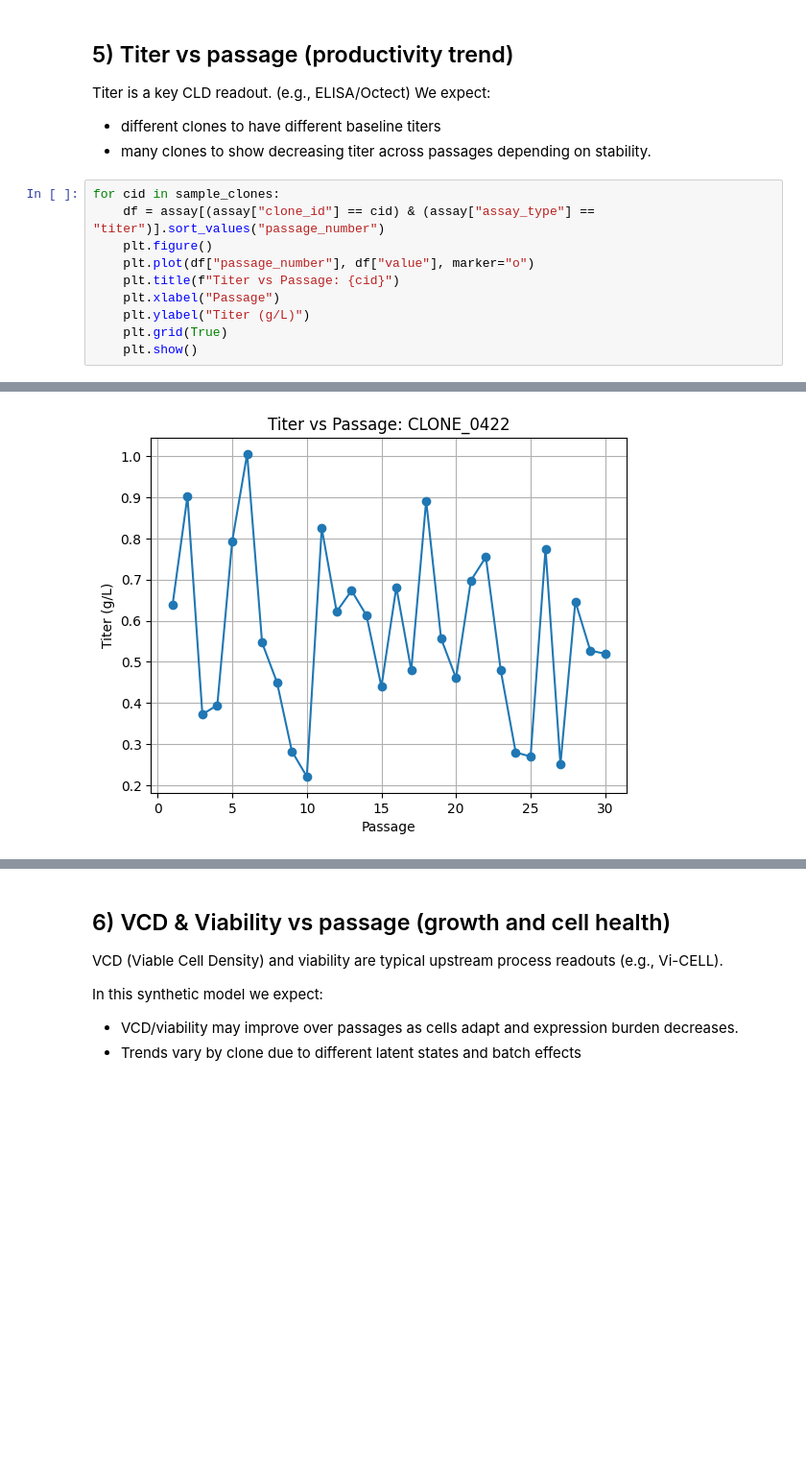
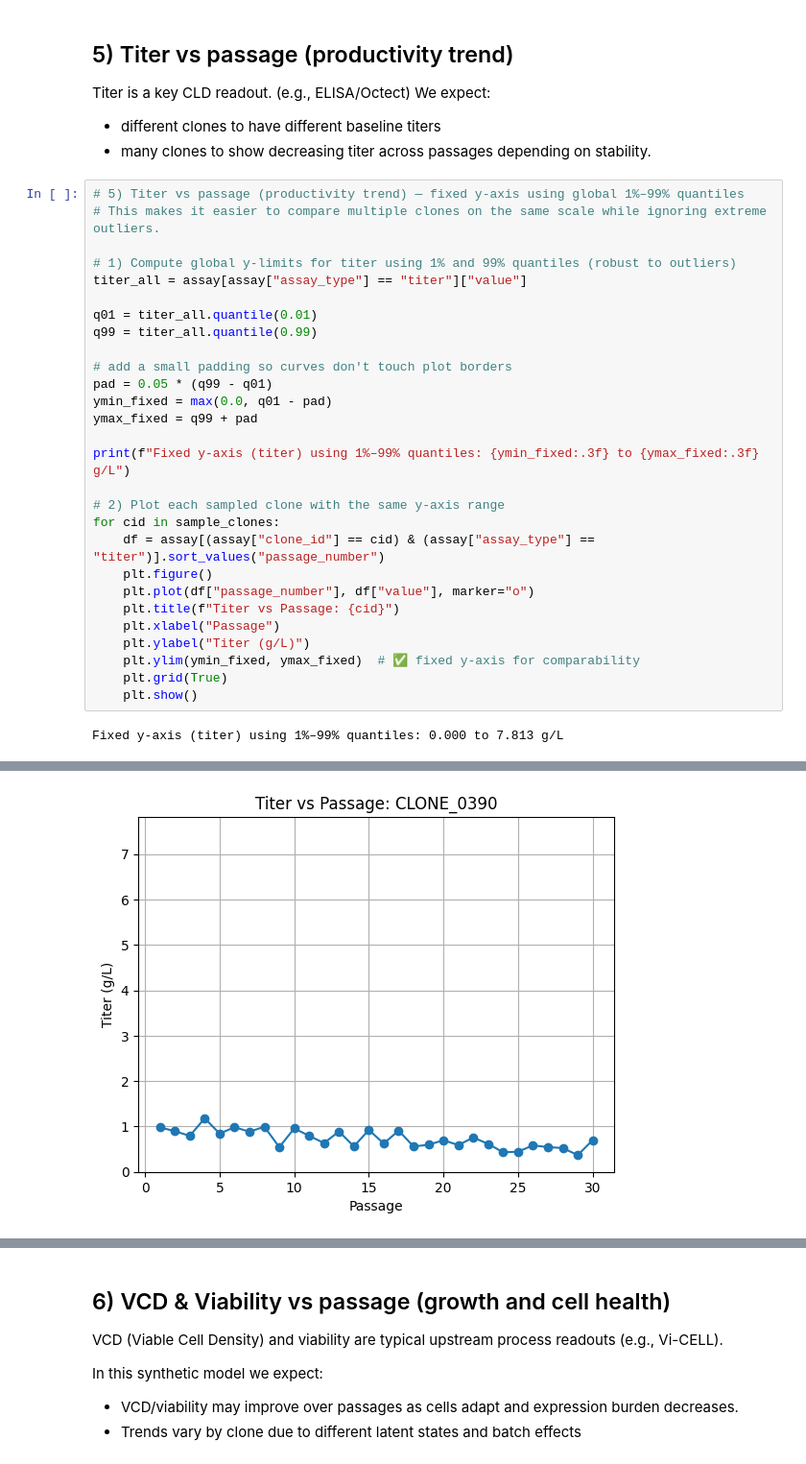
Before and after one commit to Sanghee-L/CLD_ML_PIPELINE, a Jupyter notebook: notebooks/01_explore_synthetic_data.ipynb, the cells around one changed output, grey strips where cells are left out. Shown at 96% size. Cells and saved outputs as stored; diff of their text form; blank space fills up the shorter version.

```diff
--- a/notebooks/01_explore_synthetic_data.ipynb
+++ b/notebooks/01_explore_synthetic_data.ipynb
@@ -113,6 +113,23 @@ We expect:
 - different clones to have different baseline titers
 - many clones to show decreasing titer across passages depending on stability.
 # %%
+# 5) Titer vs passage (productivity trend) — fixed y-axis using global 1%–99% quantiles
+# This makes it easier to compare multiple clones on the same scale while ignoring extreme outliers.
+
+# 1) Compute global y-limits for titer using 1% and 99% quantiles (robust to outliers)
+titer_all = assay[assay["assay_type"] == "titer"]["value"]
+
+q01 = titer_all.quantile(0.01)
+q99 = titer_all.quantile(0.99)
+
+# add a small padding so curves don't touch plot borders
+pad = 0.05 * (q99 - q01)
+ymin_fixed = max(0.0, q01 - pad)
+ymax_fixed = q99 + pad
+
+print(f"Fixed y-axis (titer) using 1%–99% quantiles: {ymin_fixed:.3f} to {ymax_fixed:.3f} g/L")
+
+# 2) Plot each sampled clone with the same y-axis range
 for cid in sample_clones:
     df = assay[(assay["clone_id"] == cid) & (assay["assay_type"] == "titer")].sort_values("passage_number")
     plt.figure()
@@ -120,6 +137,8 @@ for cid in sample_clones:
     plt.title(f"Titer vs Passage: {cid}")
     plt.xlabel("Passage")
     plt.ylabel("Titer (g/L)")
+    plt.ylim(ymin_fixed, ymax_fixed)  # ✅ fixed y-axis for comparability
     plt.grid(True)
     plt.show()
 # %% [output]
+Fixed y-axis (titer) using 1%–99% quantiles: 0.000 to 7.813 g/L
@@ -130 +149 @@ for cid in sample_clones:
-[figure, old version]
+[figure, new version]
```
Also changed, not shown: parts of 9 cells of this notebook.
